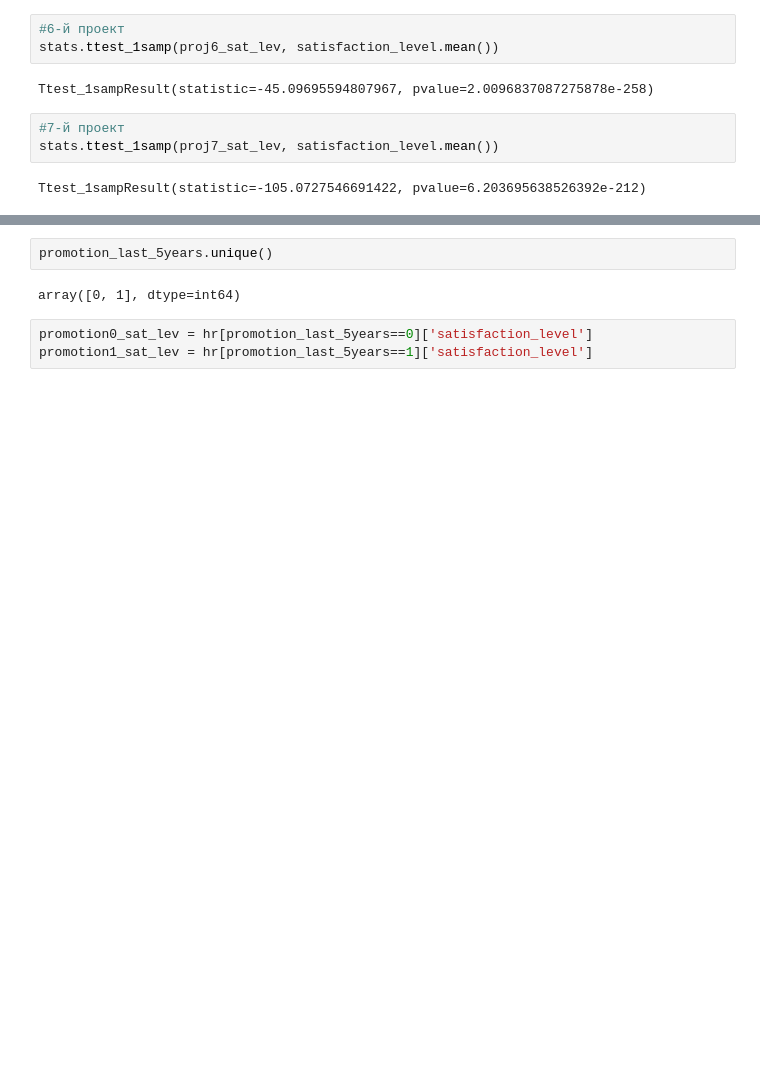
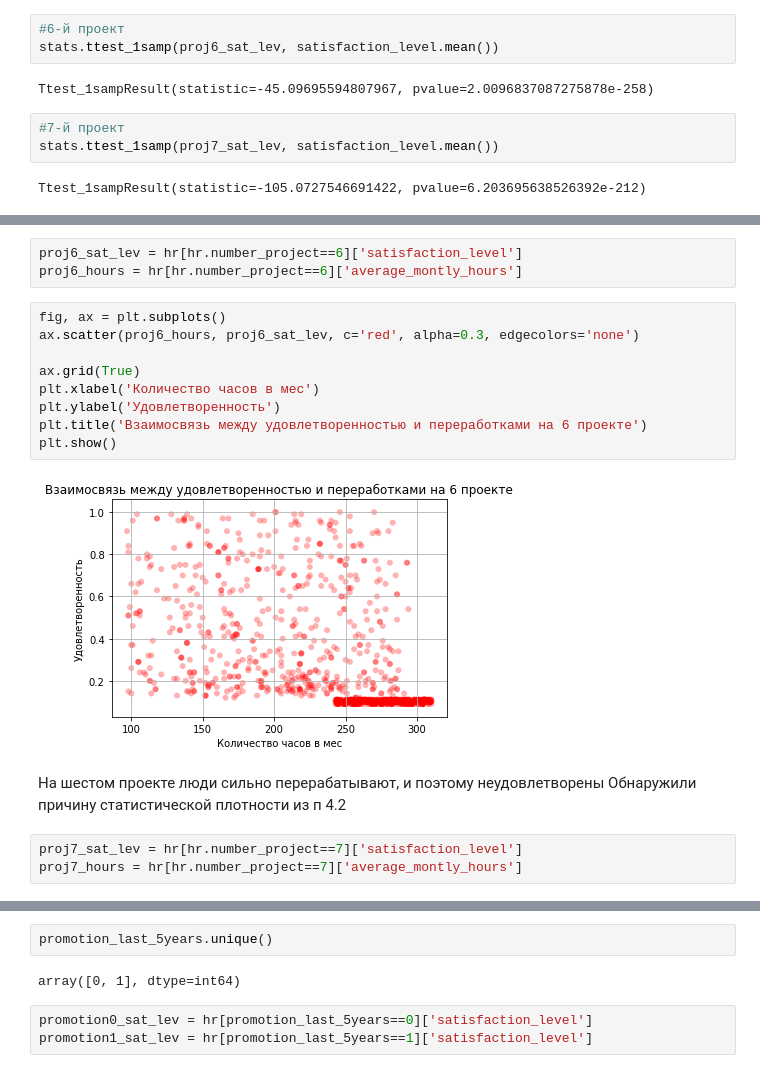
Before and after one commit to gsotsky/pyda9dz, a Jupyter notebook: diplom/diplom.ipynb, the cells around one changed output, grey strips where cells are left out. Drawn from its saved outputs; the diff is of its cells as text; blank space fills up the shorter version.

```diff
--- a/diplom/diplom.ipynb
+++ b/diplom/diplom.ipynb
@@ -270,0 +283,20 @@ plt.show()
+# %%
+proj6_sat_lev = hr[hr.number_project==6]['satisfaction_level']
+proj6_hours = hr[hr.number_project==6]['average_montly_hours']
+# %%
+fig, ax = plt.subplots()
+ax.scatter(proj6_hours, proj6_sat_lev, c='red', alpha=0.3, edgecolors='none')
+
+ax.grid(True)
+plt.xlabel('Количество часов в мес')
+plt.ylabel('Удовлетворенность')
+plt.title('Взаимосвязь между удовлетворенностью и переработками на 6 проекте')
+plt.show()
+# %% [output]
+[figure, added]
+# %% [markdown]
+На шестом проекте люди сильно перерабатывают, и поэтому неудовлетворены
+Обнаружили причину статистической плотности из п 4.2
+# %%
+proj7_sat_lev = hr[hr.number_project==7]['satisfaction_level']
+proj7_hours = hr[hr.number_project==7]['average_montly_hours']
```
Also changed, not shown: parts of 35 cells of this notebook.
